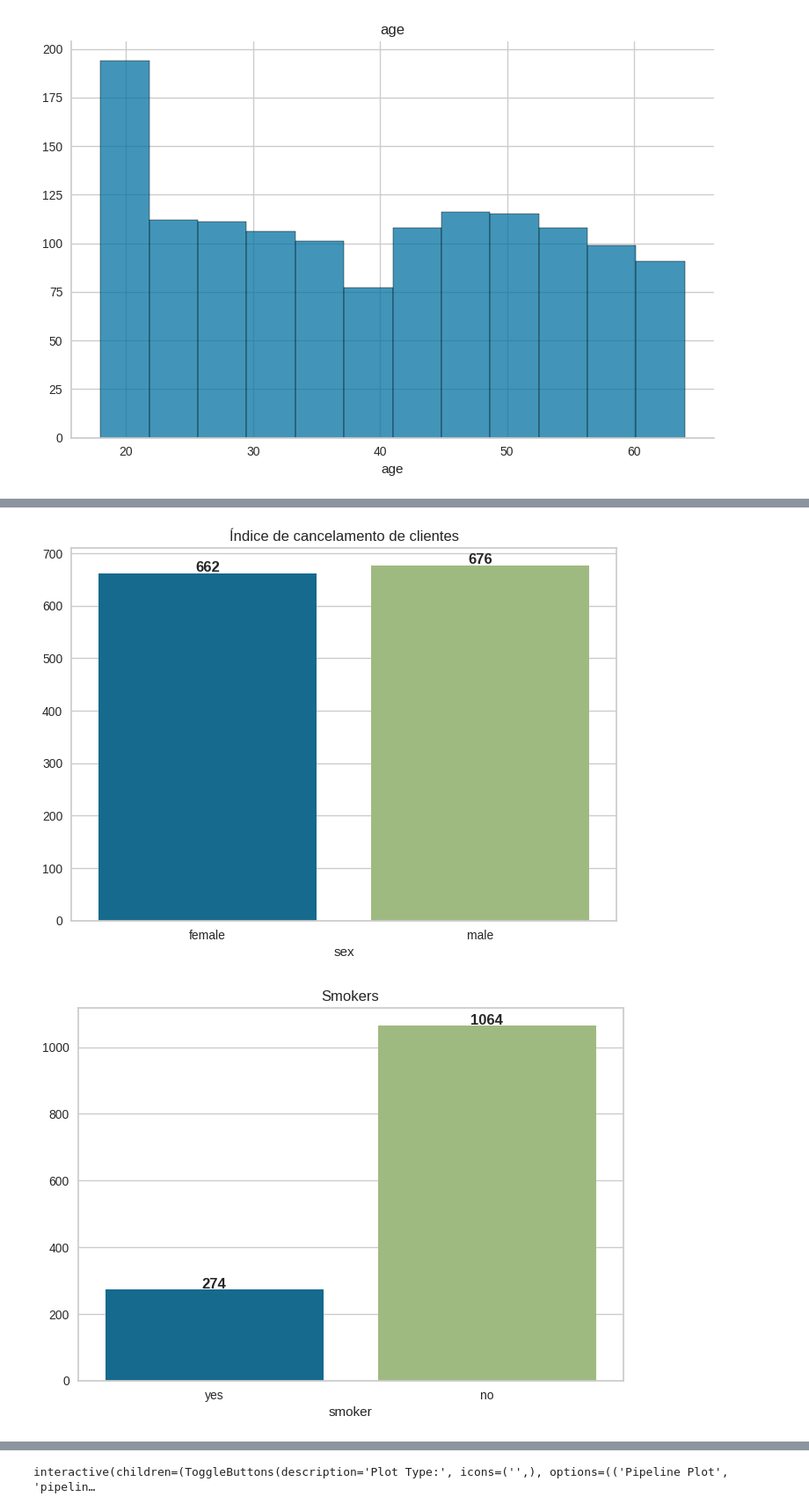
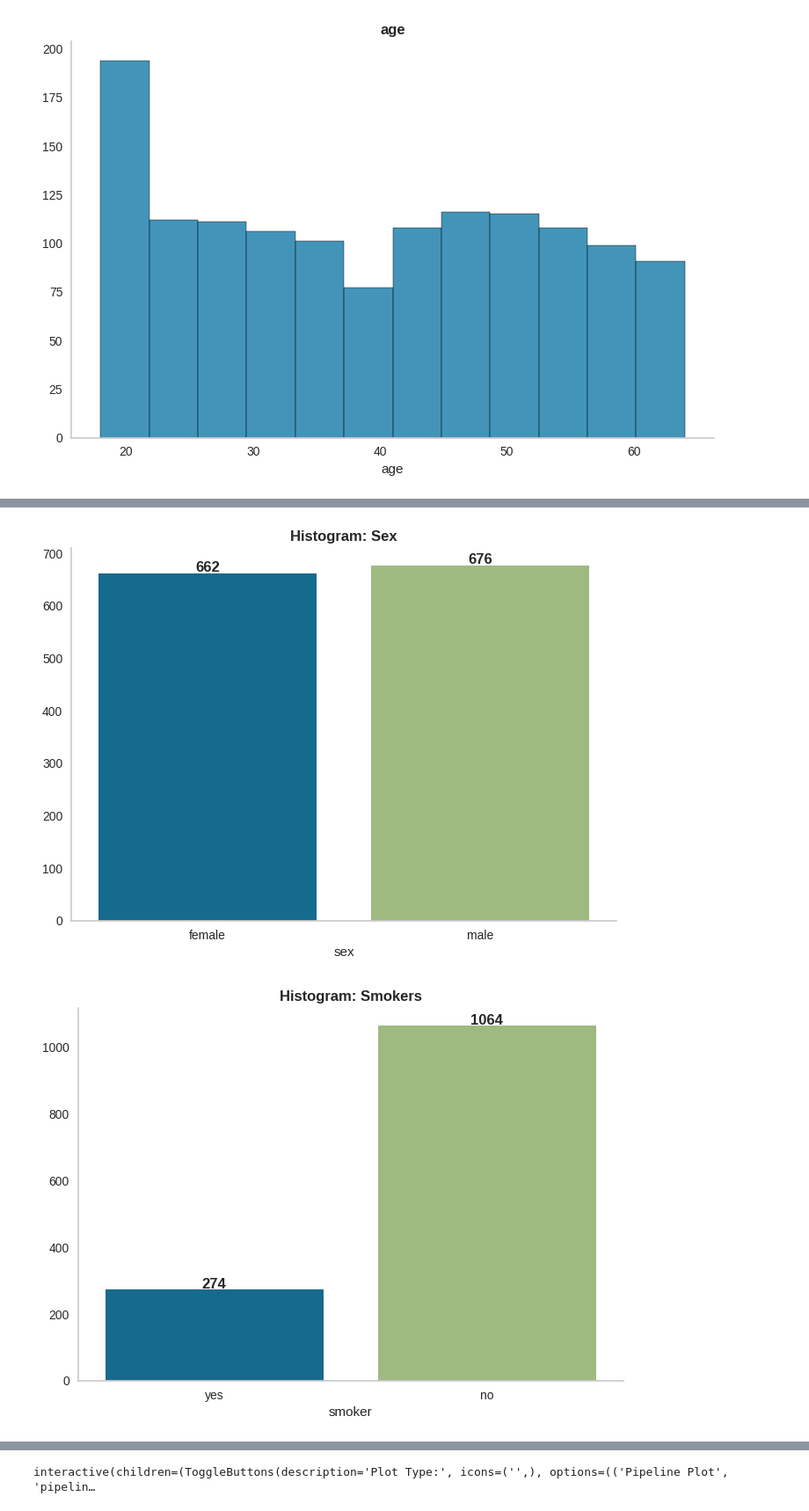
Before and after one commit to IsWallison/Predictive-Analytics-Life-Insurance, a Jupyter notebook: Copy_of_[PROJETO]_Regressão_com_PyCaret.ipynb, the cells around one changed output, grey strips where cells are left out. Shown: that part at 88% size. Cells and saved outputs as stored; diff of their text form; code cells hidden in the pictures.

```diff
--- a/Copy_of_[PROJETO]_Regressão_com_PyCaret.ipynb
+++ b/Copy_of_[PROJETO]_Regressão_com_PyCaret.ipynb
@@ -104,17 +137,22 @@ plt.show()
 # %%
 fig, ax = plt.subplots();
 
-sns.histplot(x=df_clean['children'], binwidth=1)
-ax.set_title('Number of Childrens');
 total_children = df_clean['children'].value_counts()
+y = df_clean['children'].value_counts().values
+x = df_clean['children'].value_counts().index
+ax.bar(x, y)
+ax.set_title('Histogram: Number of Childrens', fontweight='bold');
+ax.set_xlabel('Number of Childrens')
 
 def remove_spine(ax):
   ax.spines['top'].set_visible(False)
   ax.spines['right'].set_visible(False)
+  ax.grid(False)
 
-for i in range(5):
-  alt = int(total_children[i])+25
-  ax.text(i+0.5, i+alt, total_children[i], va='center', ha='center', fontweight='bold',)
+
+for i in range(6):
+  alt = int(total_children[i])+5
+  ax.text(i, i+alt, total_children[i], va='center', ha='center', fontweight='bold',)
 
 remove_spine(ax)
 plt.tight_layout()
@@ -162,27 +199,28 @@ plt.show()
 # %%
 fig, ax = plt.subplots();
 sns.countplot(x=df_clean['sex'],)
-ax.set_title('Índice de cancelamento de clientes');
+ax.set_title('Histogram: Sex', fontweight='bold');
 ax.set_ylabel('')
 total_sex = df_clean['sex'].value_counts(ascending=True)
-
+remove_spine(ax)
 for i in range(2):
   alt = int(total_sex[i]+10)
   ax.text(i, i+alt, total_sex[i], va='center', ha='center', fontweight='bold',)
 # %% [output]
-[figure, old version]
+[figure, new version]
 # %%
 fig, ax = plt.subplots();
 sns.countplot(x=df_clean['smoker'])
-ax.set_title('Smokers');
+ax.set_title('Histogram: Smokers', fontweight='bold');
 ax.set_ylabel('')
 total_sex = df_clean['smoker'].value_counts(ascending=True)
+remove_spine(ax)
 
 for i in range(2):
   alt = int(total_sex[i]+15)
   ax.text(i, i+alt, total_sex[i], va='center', ha='center', fontweight='bold',)
 # %% [output]
-[figure, old version]
+[figure, new version]
 # %%
 df_clean['sex'] = (df_clean['sex']=='male').astype(int)
 df_clean['smoker'] = (df_clean['smoker']=='yes').astype(int)
```
Also changed, not shown: parts of 26 cells of this notebook.
